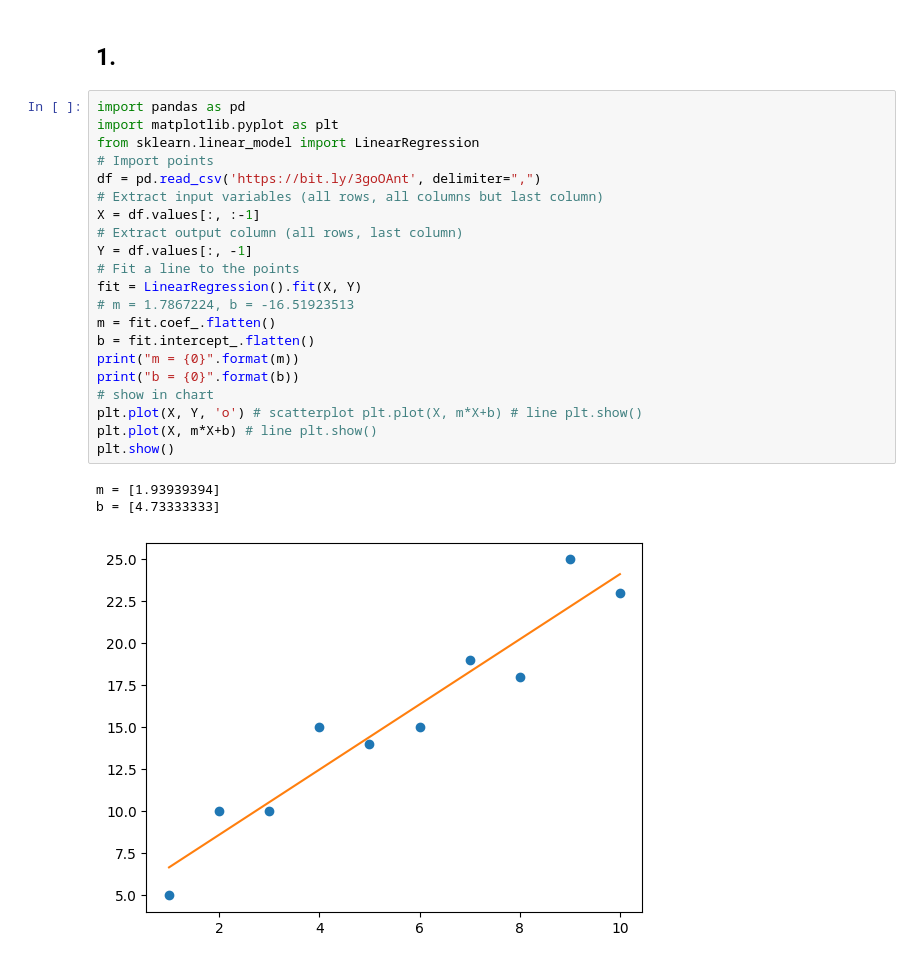
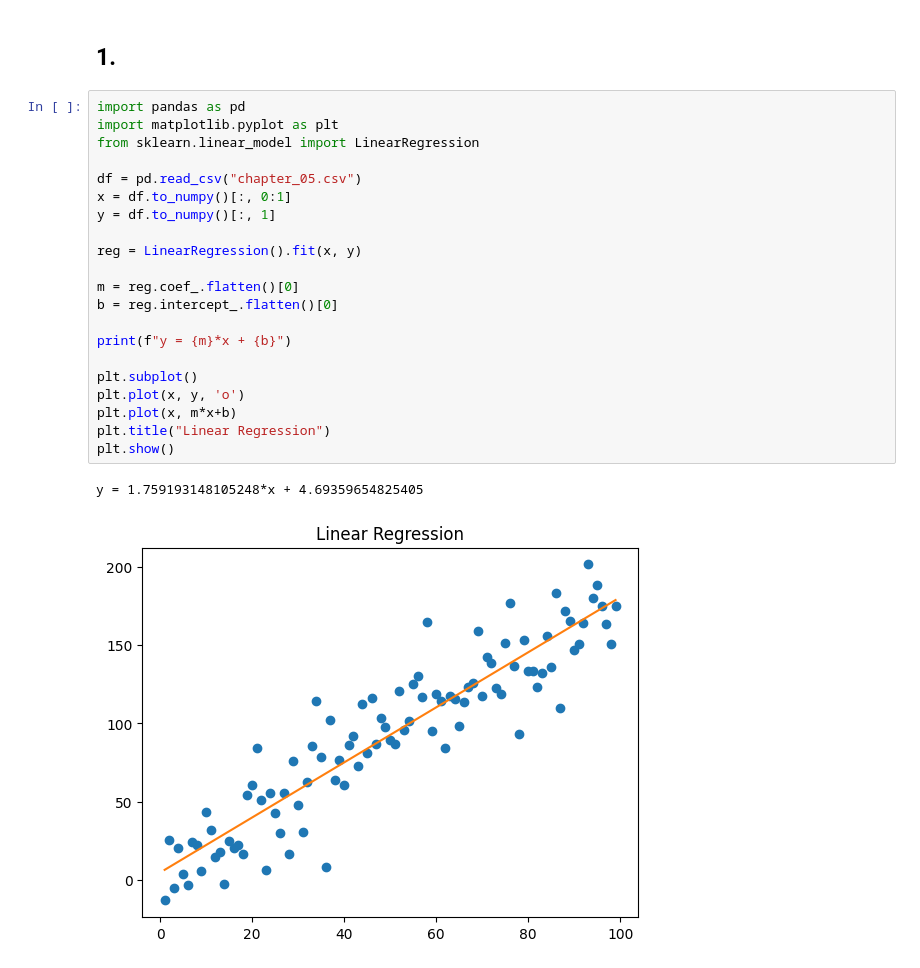
Before and after one commit to luzianscherrer/emfds, a Jupyter notebook: chapter_05.ipynb, the cells around one changed output. Drawn from its saved outputs; the diff is of its cells as text.

Commit message:
chapter 05

```diff
--- a/chapter_05.ipynb
+++ b/chapter_05.ipynb
@@ -5,25 +5,24 @@
 # %%
 import pandas as pd
 import matplotlib.pyplot as plt
 from sklearn.linear_model import LinearRegression
-# Import points
-df = pd.read_csv('https://bit.ly/3goOAnt', delimiter=",")
-# Extract input variables (all rows, all columns but last column)
-X = df.values[:, :-1]
-# Extract output column (all rows, last column)
-Y = df.values[:, -1]
-# Fit a line to the points
-fit = LinearRegression().fit(X, Y)
-# m = 1.7867224, b = -16.51923513
-m = fit.coef_.flatten()
-b = fit.intercept_.flatten()
-print("m = {0}".format(m))
-print("b = {0}".format(b))
-# show in chart
-plt.plot(X, Y, 'o') # scatterplot plt.plot(X, m*X+b) # line plt.show()
-plt.plot(X, m*X+b) # line plt.show()
+
+df = pd.read_csv("chapter_05.csv")
+x = df.to_numpy()[:, 0:1]
+y = df.to_numpy()[:, 1]
+
+reg = LinearRegression().fit(x, y)
+
+m = reg.coef_.flatten()[0]
+b = reg.intercept_.flatten()[0]
+
+print(f"y = {m}*x + {b}")
+
+plt.subplot()
+plt.plot(x, y, 'o')
+plt.plot(x, m*x+b)
+plt.title("Linear Regression")
 plt.show()
 # %% [output]
-m = [1.93939394]
-b = [4.73333333]
+y = 1.759193148105248*x + 4.69359654825405
-[figure, old version]
+[figure, new version]
```
Also changed, not shown: parts of 17 cells of this notebook, 1 other file.
